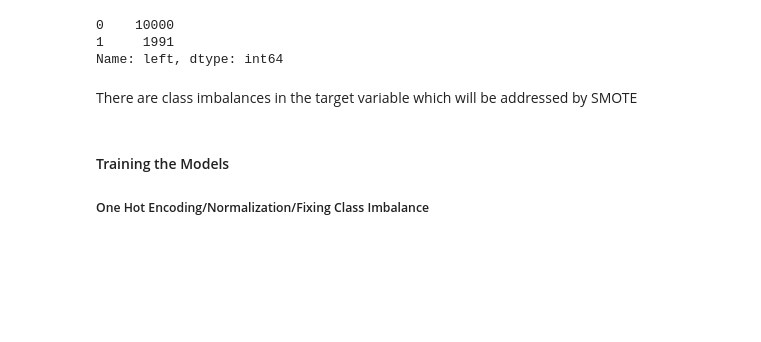
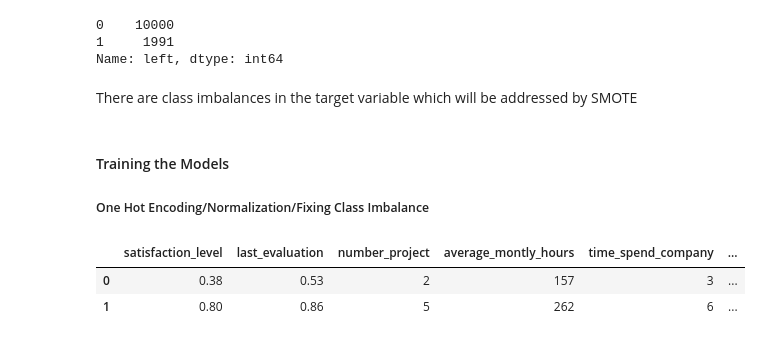
Before and after one commit to VivianKingasia/Employee-Turnover-Project, a Jupyter notebook: Employee Turnover Prediction Model.ipynb, the cells around one changed output. Drawn from its saved outputs; the diff is of its cells as text; code cells hidden in the pictures; blank space fills up the shorter version.

```diff
--- a/Employee Turnover Prediction Model.ipynb
+++ b/Employee Turnover Prediction Model.ipynb
@@ -384,3 +402,9 @@ There are class imbalances in the target variable which will be addressed by SMO
 # %% [markdown]
 #### Training the Models
 ##### One Hot Encoding/Normalization/Fixing Class Imbalance
+# %%
+data.head(2)
+# %% [output]
+|  | satisfaction_level | last_evaluation | number_project | average_montly_hours | time_spend_company | ... |
+| 0 | 0.38 | 0.53 | 2 | 157 | 3 | ... |
+| 1 | 0.80 | 0.86 | 5 | 262 | 6 | ... |
```
Also changed, not shown: parts of 7 cells of this notebook.
